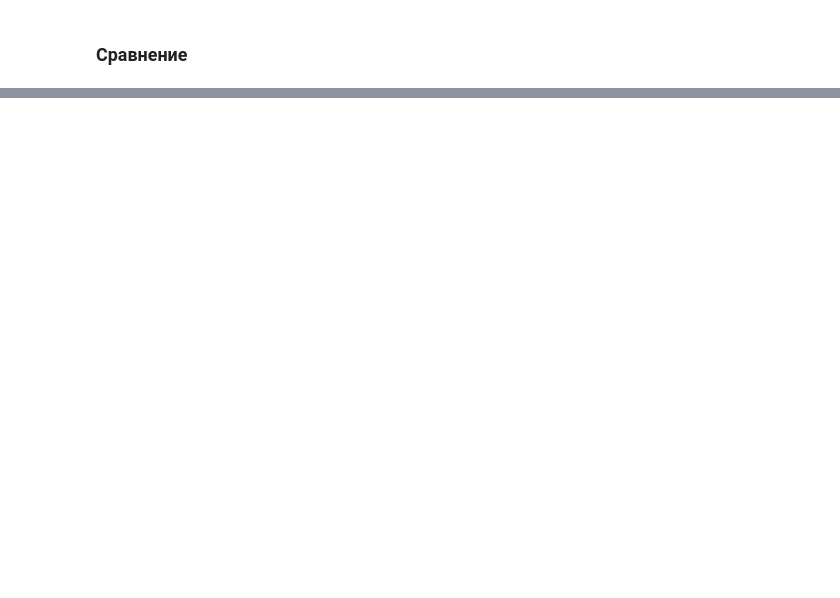
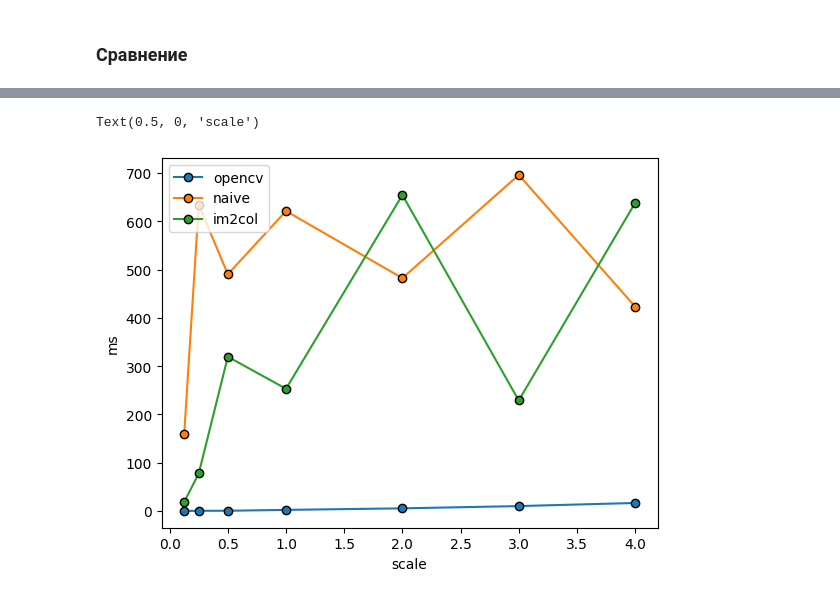
Before and after one commit to avyuga/itmo-cv-24, a Jupyter notebook: lab1/lab1.ipynb, the cells around one changed output, grey strips where cells are left out. Drawn from its saved outputs; the diff is of its cells as text; code cells hidden in the pictures; blank space fills up the shorter version.

```diff
--- a/lab1/lab1.ipynb
+++ b/lab1/lab1.ipynb
@@ -106,0 +110,38 @@ plt.savefig(f"assets/comparison.png", bbox_inches="tight")
+# %%
+scale = (1/8, 1/4, 1/2, 1, 2, 3, 4)
+# %%
+timers = {
+    "naive": [],
+    "im2col": [],
+    "opencv": [],
+}
+
+shapes = []
+
+repeats = 3
+for s in scale:
+    img_rsz = cv2.resize(img, dsize=None, fx=s, fy=s)
+    shapes += [img_rsz.shape]
+
+    t = []
+    for _ in range(repeats):
+        t1 = time.now()
+        filtered_opencv = cv2.medianBlur(img_rsz, kernel_size)
+        t += [(time.now()-t1).microseconds/1000]
+    timers["opencv"] += [np.mean(t)]
+
+    t = []
+    for _ in range(repeats):
+        filtered_naive, time_ms_naive = median_filter_naive(img_rsz, kernel_size)
+        t += [time_ms_naive]
+    timers["naive"] += [np.mean(t)]
+
+    t = []
+    for _ in range(repeats):
+        filtered_im2col, time_ms_im2col = median_filter_im2col(img_rsz, kernel_size)
+        t += [time_ms_im2col]
+    timers["im2col"] += [np.mean(t)]
+
+    print(f"Finished scale={s}")
+    print(timers["opencv"][-1], timers["naive"][-1], timers["im2col"][-1])
+    # break
@@ -106,0 +163,9 @@ plt.savefig(f"assets/comparison.png", bbox_inches="tight")
+# %%
+for k in ["opencv", "naive", "im2col"]:
+    plt.plot(scale, timers[k], marker='o', markeredgecolor='k', label=k)
+plt.legend(loc="upper left")
+plt.ylabel("ms")
+plt.xlabel("scale")
+# %% [output]
+Text(0.5, 0, 'scale')
+[figure, added]
```
Also changed, not shown: parts of 7 cells of this notebook, 2 other files.
